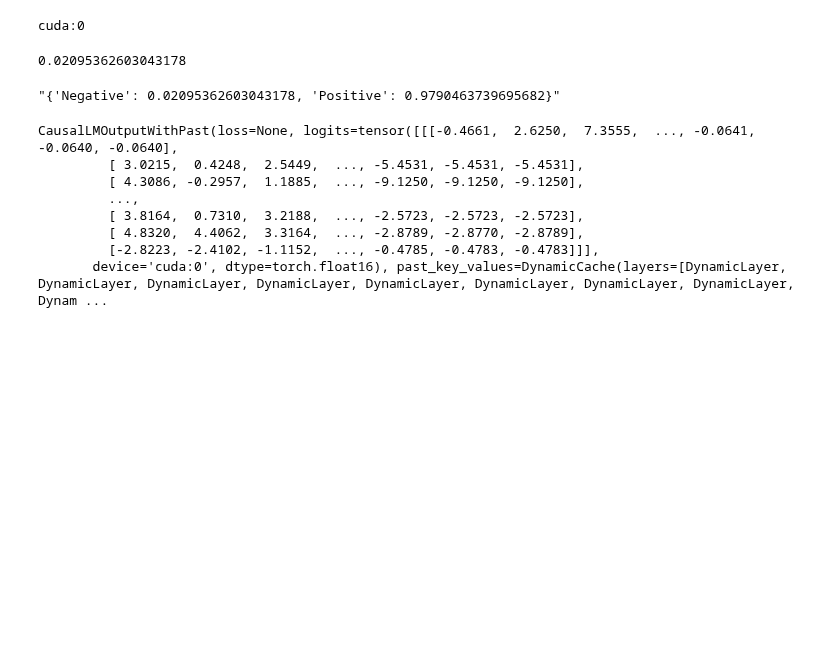
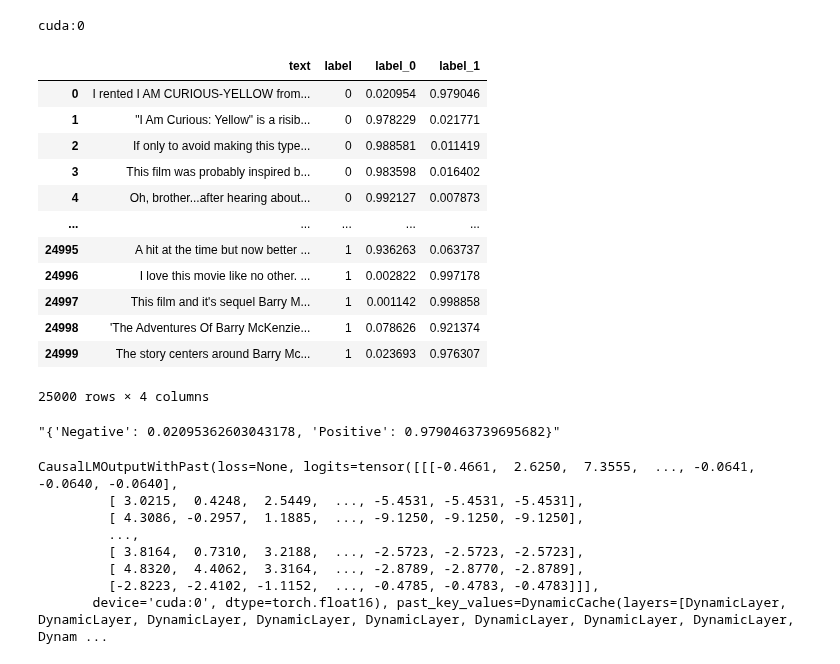
Before and after one commit to CharlesC03/NLP_Final_Project, a Jupyter notebook: data_prep/data_prep.ipynb, the cells around one changed output. Drawn from its saved outputs; the diff is of its cells as text; code cells hidden in the pictures; blank space fills up the shorter version.

```diff
--- a/data_prep/data_prep.ipynb
+++ b/data_prep/data_prep.ipynb
@@ -229,9 +229,9 @@ class DistilModelData:
                     label_probs[label] = prob
                 # Normalize the probabilities of the values
                 total = sum(label_probs.values())
-                for k, v in label_probs.values():
+                for k, v in label_probs.items():
                     train_examples[self._reversed_labels[k]].append(v / total)
-        for k, v in train_examples.values():
+        for k, v in train_examples.items():
             self._train_df[f'label_{k}'] = v
     def folder_export(self, path: str):
         if self._test_df  is None or self._train_df is None:
@@ -274,9 +274,21 @@ model_distallation.distil_labels()
 # %%
 model_distallation.folder_export("../data/")
 # %%
-model_distallation._train_df['label_probs'][0]["Negative"]
+model_distallation._train_df
 # %% [output]
+|  | text | label | label_0 | label_1 |
+| 0 | I rented I AM CURIOUS-YELLOW from... | 0 | 0.020954 | 0.979046 |
+| 1 | "I Am Curious: Yellow" is a risib... | 0 | 0.978229 | 0.021771 |
+| 2 | If only to avoid making this type... | 0 | 0.988581 | 0.011419 |
+| 3 | This film was probably inspired b... | 0 | 0.983598 | 0.016402 |
+| 4 | Oh, brother...after hearing about... | 0 | 0.992127 | 0.007873 |
+| ... | ... | ... | ... | ... |
+| 24995 | A hit at the time but now better ... | 1 | 0.936263 | 0.063737 |
+| 24996 | I love this movie like no other. ... | 1 | 0.002822 | 0.997178 |
+| 24997 | This film and it's sequel Barry M... | 1 | 0.001142 | 0.998858 |
+| 24998 | 'The Adventures Of Barry McKenzie... | 1 | 0.078626 | 0.921374 |
+| 24999 | The story centers around Barry Mc... | 1 | 0.023693 | 0.976307 |
-0.02095362603043178
+25000 rows × 4 columns
 # %%
 test = pd.read_csv('../data/train.csv')
 # %%
```
Also changed, not shown: parts of 1 cell of this notebook, 2 other files.
